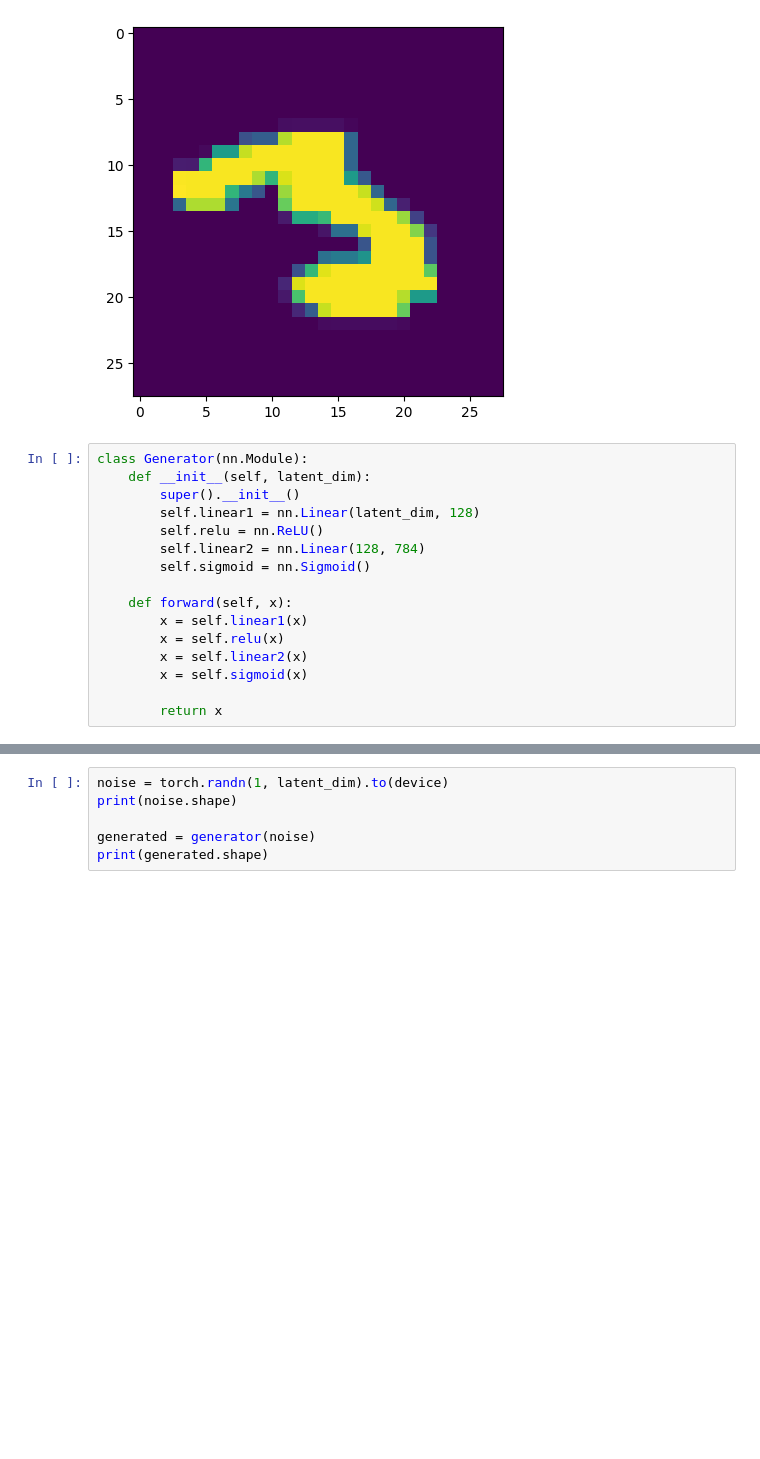
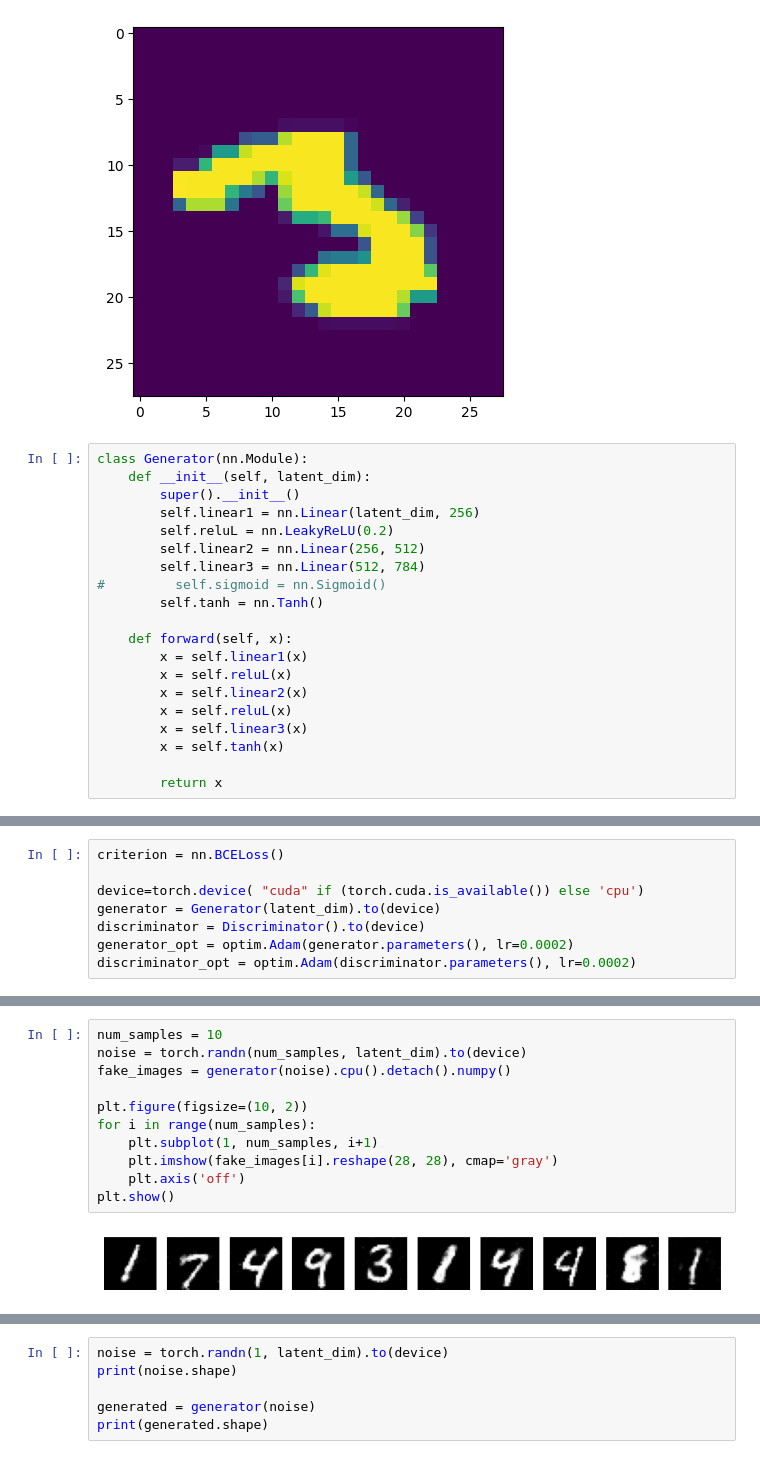
Before and after one commit to MonojitSarkar/GANS_Scratch, a Jupyter notebook: gan-original.ipynb, the cells around one changed output, grey strips where cells are left out. Saved outputs shown, nothing was run; the diff lists cells and outputs as text; blank space fills up the shorter version.

```diff
--- a/gan-original.ipynb
+++ b/gan-original.ipynb
@@ -54,16 +61,20 @@ tensor([3, 0, 0, 7, 7, 1, 2, 2, 5, 6, 9, 0, 5, 2, 2, 2, 8, 5, 2, 0, 9, 8, 4, 0,
 class Generator(nn.Module):
     def __init__(self, latent_dim):
         super().__init__()
-        self.linear1 = nn.Linear(latent_dim, 128)
-        self.relu = nn.ReLU()
-        self.linear2 = nn.Linear(128, 784)
-        self.sigmoid = nn.Sigmoid()
+        self.linear1 = nn.Linear(latent_dim, 256)
+        self.reluL = nn.LeakyReLU(0.2)
+        self.linear2 = nn.Linear(256, 512)
+        self.linear3 = nn.Linear(512, 784)
+#         self.sigmoid = nn.Sigmoid()
+        self.tanh = nn.Tanh()
 
     def forward(self, x):
         x = self.linear1(x)
-        x = self.relu(x)
+        x = self.reluL(x)
         x = self.linear2(x)
-        x = self.sigmoid(x)
+        x = self.reluL(x)
+        x = self.linear3(x)
+        x = self.tanh(x)
 
         return x
 # %%
@@ -97,0 +136,8 @@ discriminator_opt = optim.Adam(discriminator.parameters())
+# %%
+criterion = nn.BCELoss()
+
+device=torch.device( "cuda" if (torch.cuda.is_available()) else 'cpu')
+generator = Generator(latent_dim).to(device)
+discriminator = Discriminator().to(device)
+generator_opt = optim.Adam(generator.parameters(), lr=0.0002)
+discriminator_opt = optim.Adam(discriminator.parameters(), lr=0.0002)
@@ -98 +277,14 @@ discriminator_opt = optim.Adam(discriminator.parameters())
+# %%
+num_samples = 10
+noise = torch.randn(num_samples, latent_dim).to(device)
+fake_images = generator(noise).cpu().detach().numpy()
+
+plt.figure(figsize=(10, 2))
+for i in range(num_samples):
+    plt.subplot(1, num_samples, i+1)
+    plt.imshow(fake_images[i].reshape(28, 28), cmap='gray')
+    plt.axis('off')
+plt.show()
+# %% [output]
+[figure, added]
 # %%
```
Also changed, not shown: parts of 12 cells of this notebook.
